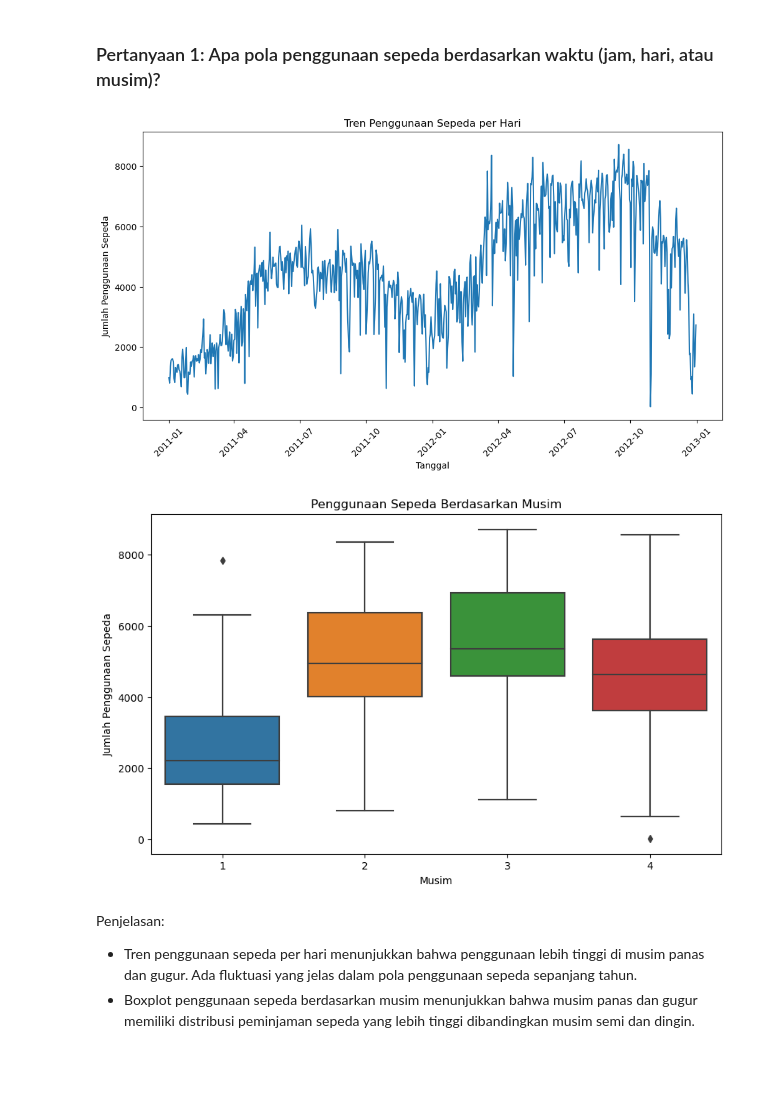
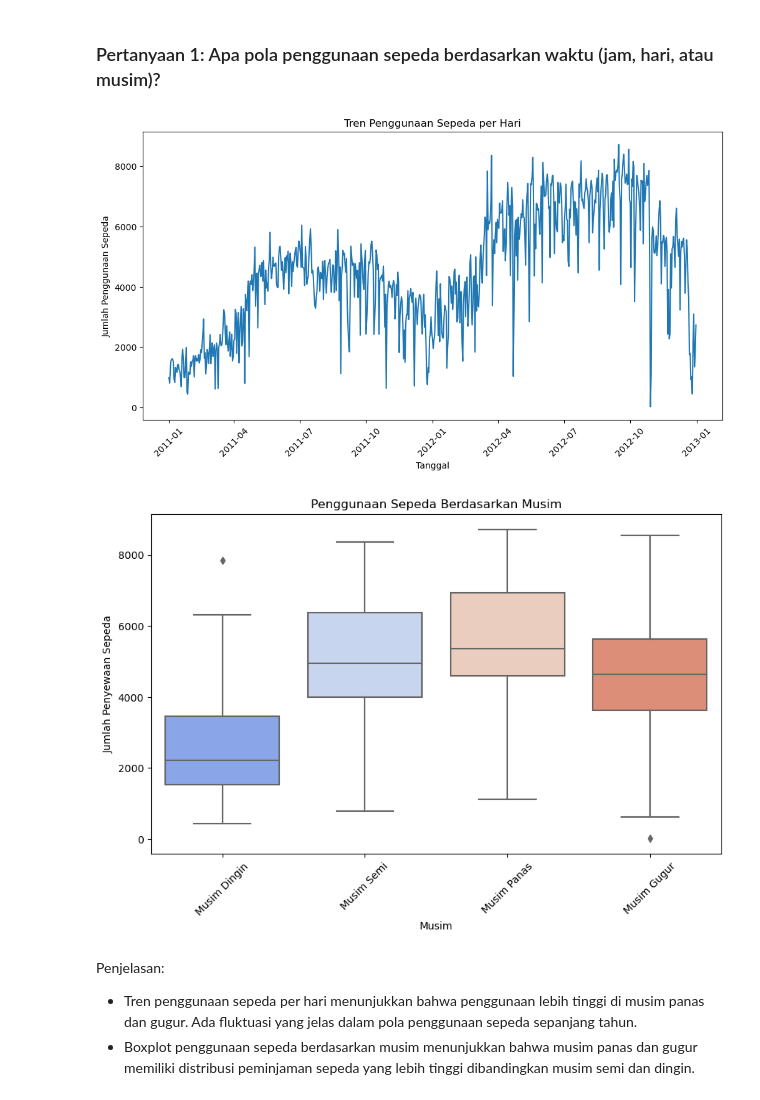
Before and after one commit to TrizzlyGH/DatSci-Dicoding-Nasywan, a Jupyter notebook: notebook.ipynb, the cells around one changed output. Drawn from its saved outputs; the diff is of its cells as text; code cells hidden in the pictures; blank space fills up the shorter version.

```diff
--- a/notebook.ipynb
+++ b/notebook.ipynb
@@ -199,6 +199,12 @@ for col in num_cols:
  - Suhu ('temp') menunjukkan distribusi yang cukup seragam.
 # %% [markdown]
 **2. EDA Kategorikal**
+# %%
+day_data = day_data.copy()
+
+# Mapping untuk mengganti angka dengan label yang lebih mudah dipahami
+day_data['season'] = day_data['season'].map({1: 'Musim Dingin', 2: 'Musim Semi', 3: 'Musim Panas', 4: 'Musim Gugur'})
+day_data['weathersit'] = day_data['weathersit'].map({1: 'Cerah', 2: 'Berawan', 3: 'Hujan/Salju'})
 # %%
 categorical_cols = ['season', 'weathersit']
 
@@ -280,23 +287,24 @@ plt.show()
 # %%
 # Visualisasi Tren Penggunaan Sepeda per Hari
 plt.figure(figsize=(12, 6))
 sns.lineplot(x=day_data['dteday'], y=day_data['cnt'])
 plt.title('Tren Penggunaan Sepeda per Hari')
 plt.xlabel('Tanggal')
 plt.ylabel('Jumlah Penggunaan Sepeda')
 plt.xticks(rotation=45)
 plt.show()
 
 # Visualisasi Penggunaan Sepeda Berdasarkan Musim
 plt.figure(figsize=(10, 6))
-sns.boxplot(x='season', y='cnt', data=day_data)
+sns.boxplot(x='season', y='cnt', data=day_data, palette='coolwarm', order=['Musim Dingin', 'Musim Semi', 'Musim Panas', 'Musim Gugur'])
 plt.title('Penggunaan Sepeda Berdasarkan Musim')
 plt.xlabel('Musim')
-plt.ylabel('Jumlah Penggunaan Sepeda')
+plt.ylabel('Jumlah Penyewaan Sepeda')
+plt.xticks(rotation=45)
 plt.show()
 # %% [output]
 [figure]
-[figure, old version]
+[figure, new version]
 # %% [markdown]
 Penjelasan:
 
```
Also changed, not shown: parts of 8 cells of this notebook, 2 other files.
